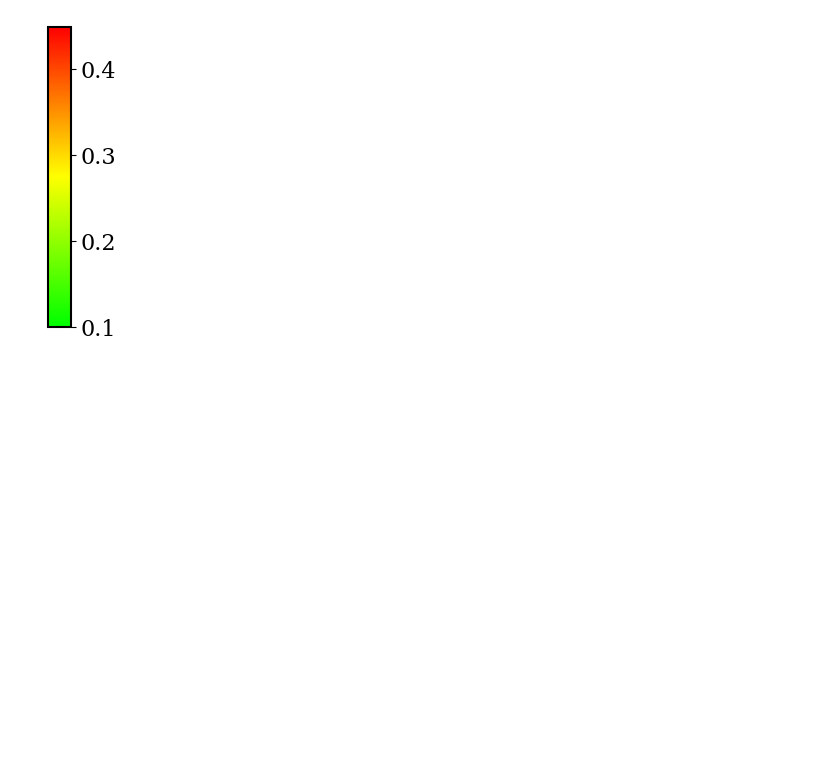
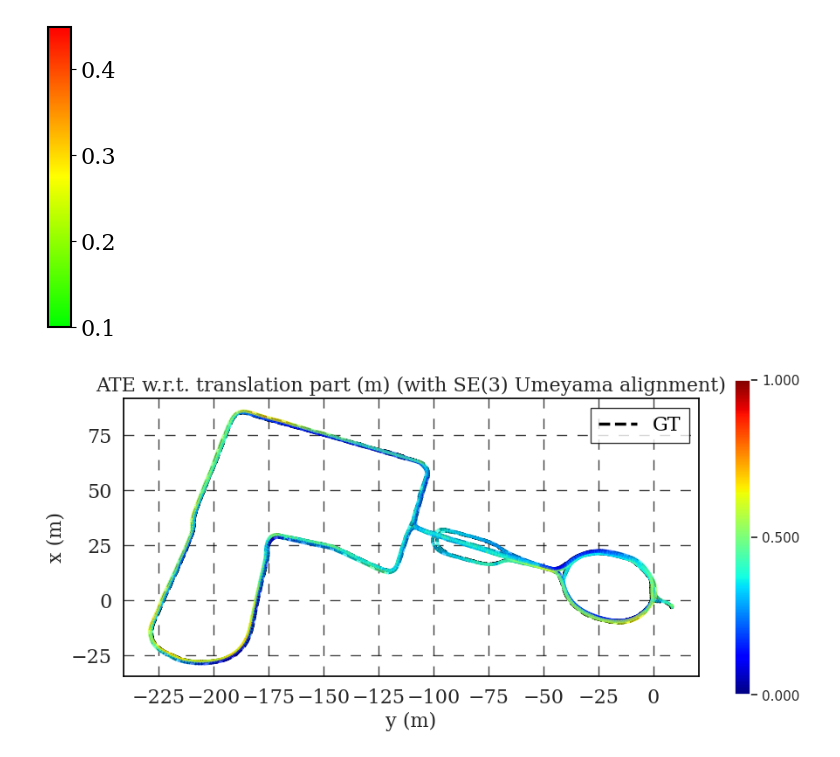
Before and after one commit to utiasASRL/steam_icp, a Jupyter notebook: script/paper_plots.ipynb, the cells around one changed output. Drawn from its saved outputs; the diff is of its cells as text; code cells hidden in the pictures; blank space fills up the shorter version.

Commit message:
more work on paper plots.

```diff
--- a/script/paper_plots.ipynb
+++ b/script/paper_plots.ipynb
@@ -440,3 +440,76 @@ cb = matplotlib.colorbar.ColorbarBase(ax, orientation='vertical',
 plt.savefig('/home/krb/Downloads/just_colorbar2.pdf', bbox_inches='tight', pad_inches=0.0, transparent=True)
 # %% [output]
 [figure]
+# %%
+import pickle
+out = pickle.load(open('/home/krb/Desktop/ncd_long_evo_plot.obj', 'rb'))
+rawfig = out['raw']
+fig = out['map']
+
+dummy = plt.figure()
+new_manager = dummy.canvas.manager
+new_manager.canvas.figure = fig
+fig.set_canvas(new_manager.canvas)
+
+axs = fig.get_axes()
+plt.xticks(font='serif', fontsize=16)
+plt.yticks(font='serif', fontsize=16)
+plt.xlabel('y (m)', fontsize=16, font='serif')
+plt.ylabel('x (m)', fontsize=16, font='serif')
+plt.title('ATE w.r.t. translation part (m) (with SE(3) Umeyama alignment)', font='serif', fontsize=16)
+
+plt.grid(color='k', which='both', linestyle='--', alpha=0.75, dashes=(8.5, 8.5))
+axs[0].set_facecolor('white')
+axs[0].lines[0].set_color('black')
+plt.gca().set_aspect('equal')
+
+
+
+start, end = axs[0].get_xlim()
+xticks = [0]
+div = 25
+x = div
+while x < end:
+    xticks.append(x)
+    x += div
+x = -div
+while x > start:
+    xticks.append(x)
+    x -= div
+xticks.sort()
+
+start, end = axs[0].get_ylim()
+yticks = [0]
+div = 25
+y = div
+while y < end:
+    yticks.append(y)
+    y += div
+y = -div
+while y > start:
+    yticks.append(y)
+    y -= div
+yticks.sort()
+
+axs[0].xaxis.set_ticks(xticks)
+axs[0].yaxis.set_ticks(yticks)
+
+axs[0].lines[0].set(linewidth=2.5)
+axs[0].lines[0].set(label='GT')
+axs[0].collections[0].set(linewidth=2.5)
+# axs[0].collections[0].set(label='STEAM-LIO')
+
+for spine in axs[0].spines.values():
+    spine.set_edgecolor('black')
+
+# axs[0].collections[0].colorbar.set(fontsize=16)
+# print(axs[1].get_children()[6].set(font='serif'))
+
+plt.legend(loc="best", edgecolor='k', fancybox=False)
+plt.rc('font', size=16)
+plt.rc('font', family='serif')
+
+plt.savefig('/home/krb/Downloads/ncd_02.pdf', bbox_inches='tight', pad_inches=0.0)
+plt.show()
+# %% [output]
+[figure, added]
```
Also changed, not shown: parts of 2 cells of this notebook.
